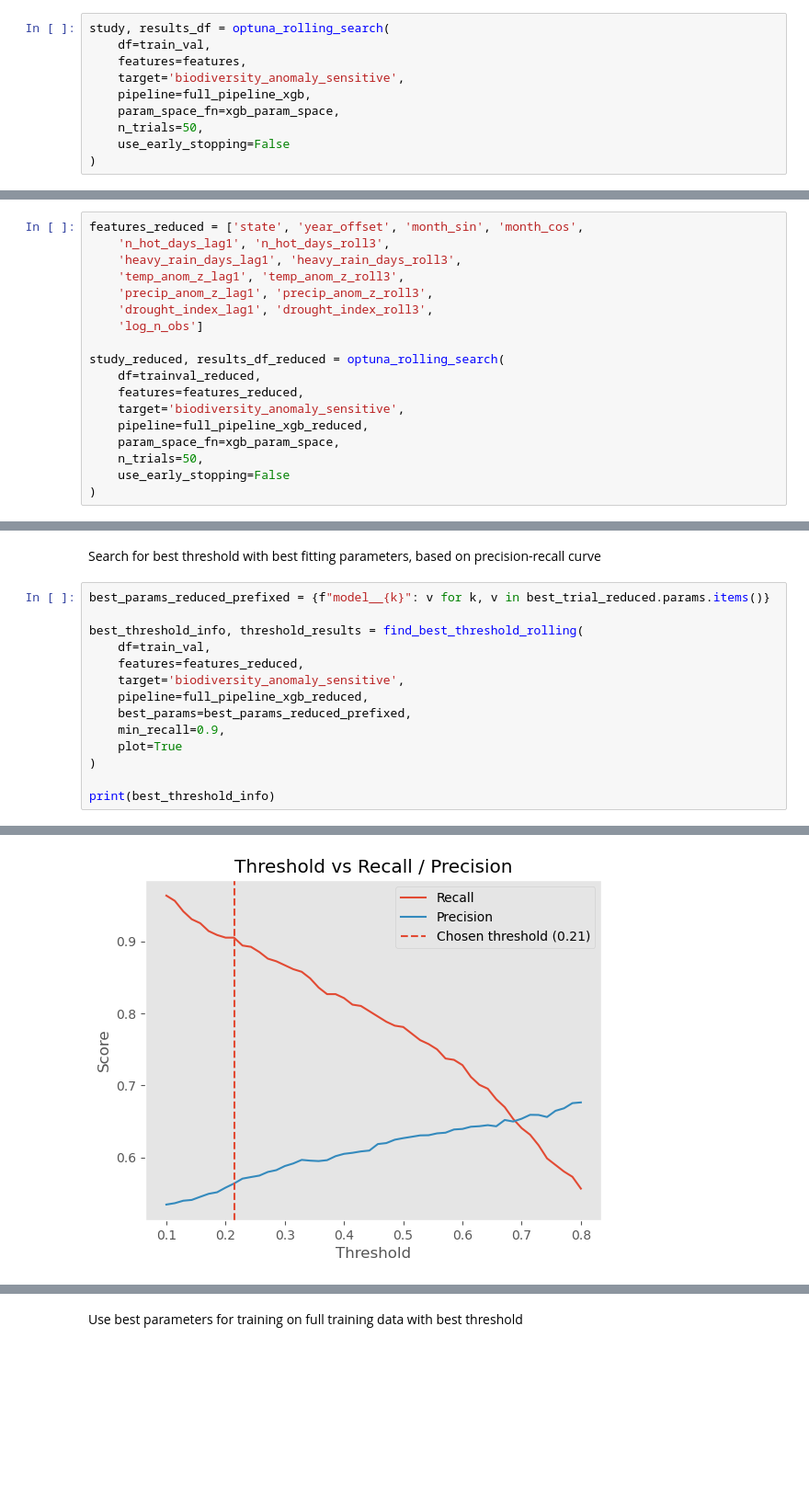
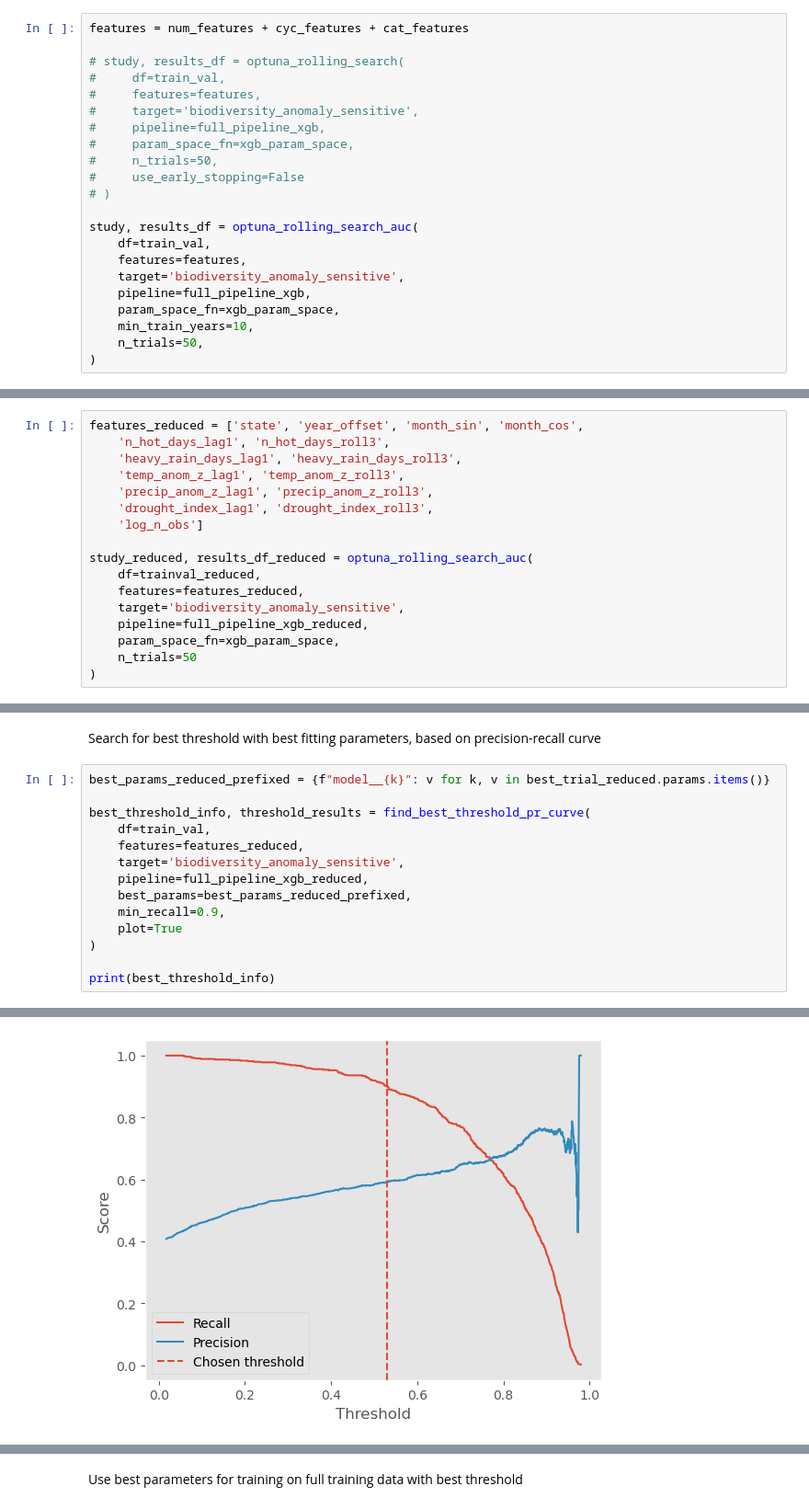
Before and after one commit to delmurphy/wildsignal, a Jupyter notebook: Notebooks/5.Model_pipeline_classification.ipynb, the cells around one changed output, grey strips where cells are left out. Shown at 92% size. Drawn from its saved outputs; the diff is of its cells as text; blank space fills up the shorter version.

```diff
--- a/Notebooks/5.Model_pipeline_classification.ipynb
+++ b/Notebooks/5.Model_pipeline_classification.ipynb
@@ -910,13 +862,25 @@ def xgb_param_space(trial):
         'model__n_jobs': 1
     }
 # %%
-study, results_df = optuna_rolling_search(
+features = num_features + cyc_features + cat_features
+
+# study, results_df = optuna_rolling_search(
+#     df=train_val,
+#     features=features,
+#     target='biodiversity_anomaly_sensitive',
+#     pipeline=full_pipeline_xgb,
+#     param_space_fn=xgb_param_space,
+#     n_trials=50,
+#     use_early_stopping=False
+# )
+
+study, results_df = optuna_rolling_search_auc(
     df=train_val,
     features=features,
     target='biodiversity_anomaly_sensitive',
     pipeline=full_pipeline_xgb,
     param_space_fn=xgb_param_space,
+    min_train_years=10,
     n_trials=50,
-    use_early_stopping=False
 )
 # %% [output]
@@ -1274,13 +1349,12 @@ features_reduced = ['state', 'year_offset', 'month_sin', 'month_cos',
     'drought_index_lag1', 'drought_index_roll3',
     'log_n_obs']
 
-study_reduced, results_df_reduced = optuna_rolling_search(
+study_reduced, results_df_reduced = optuna_rolling_search_auc(
     df=trainval_reduced,
     features=features_reduced,
     target='biodiversity_anomaly_sensitive',
     pipeline=full_pipeline_xgb_reduced,
     param_space_fn=xgb_param_space,
-    n_trials=50,
-    use_early_stopping=False
+    n_trials=50
 )
 # %% [output]
@@ -1340,7 +1417,7 @@ Search for best threshold with best fitting parameters, based on precision-recal
 # %%
 best_params_reduced_prefixed = {f"model__{k}": v for k, v in best_trial_reduced.params.items()}
 
-best_threshold_info, threshold_results = find_best_threshold_rolling(
+best_threshold_info, threshold_results = find_best_threshold_pr_curve(
     df=train_val,
     features=features_reduced,
     target='biodiversity_anomaly_sensitive',
@@ -1356 +1433 @@ print(best_threshold_info)
-[figure, old version]
+[figure, new version]
```
Also changed, not shown: parts of 26 cells of this notebook, 4 other files.
